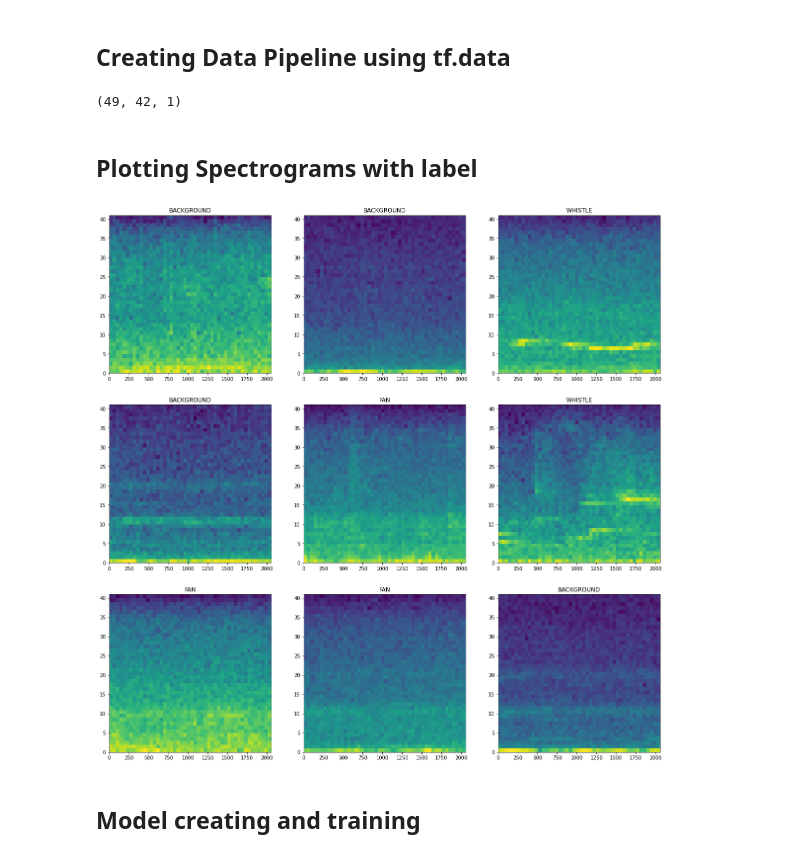
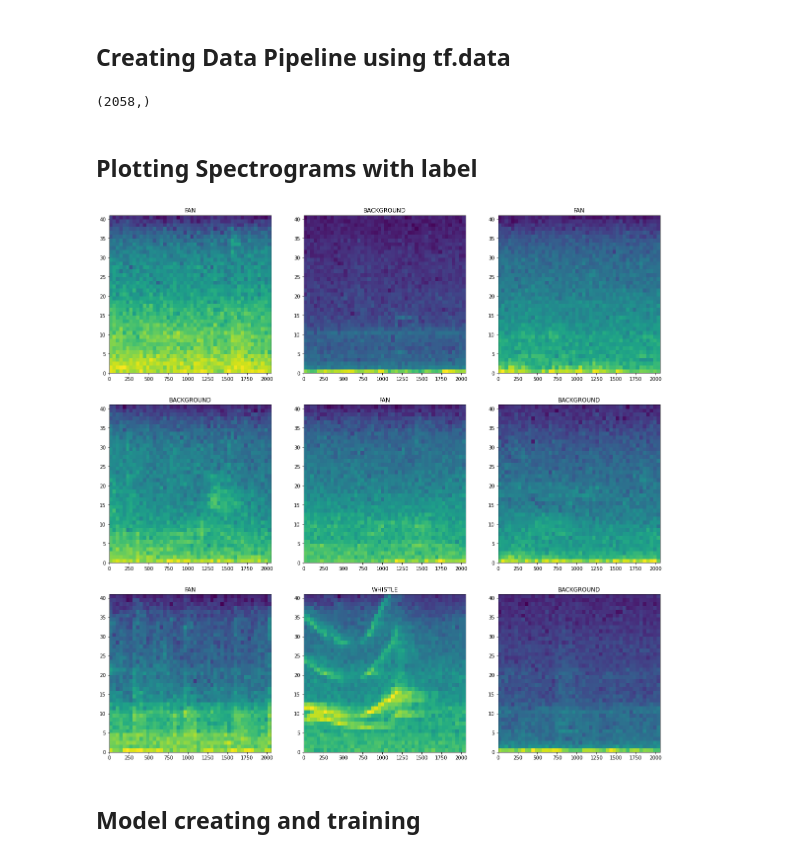
Before and after one commit to Thehunk1206/Arduino-Surrounding-Sound-Classifier, a Jupyter notebook: audio_classifier_for_mcu.ipynb, the cells around one changed output. Drawn from its saved outputs; the diff is of its cells as text; code cells hidden in the pictures.

Commit message:
Replaced Input layer with Reshape layer, int-only quant model size is <15KB

```diff
--- a/audio_classifier_for_mcu.ipynb
+++ b/audio_classifier_for_mcu.ipynb
@@ -43,6 +43,9 @@ FRAME_STRIDE_MS = 20
 FRAME_SIZE = int(SAMPLE_RATE*(FRAME_SIZE_MS/1000))
 FRAME_STRIDE = int(SAMPLE_RATE*(FRAME_STRIDE_MS/1000))
 TAKE_MEAN_AT_INTERVAL = 6
+FREQ_BIN = 49 # Specific only for this project
+AVERAGED_FRAME_LENGTH = 42 #Specific only for this project
+
 
 #ML related
 DATA_DIR = 'Dataset/'
@@ -130,6 +133,8 @@ def get_spectrogram_and_label(waveform: tf.Tensor, label: str):
     )
     spectrogram = tf.squeeze(spectrogram)
     spectrogram = tf.expand_dims(spectrogram, -1)
+    # Flatten the spectrogram
+    spectrogram = tf.reshape(spectrogram, [-1])
     label_id = tf.argmax(label == LABELS)
     label = LABEL_ONE_HOT[label_id]
 
@@ -148,6 +153,8 @@ def preprocess_data(audio_files: tf.Tensor):
     output_spectrogram_ds.shuffle(buffer_size=300)
     output_spectrogram_ds.cache().prefetch(tf.data.AUTOTUNE)
 
+    output_spectrogram_ds
+
     return output_spectrogram_ds
 
 train_ds = preprocess_data(train_audio_files)
@@ -155,37 +162,40 @@ val_ds = preprocess_data(val_audio_files)
 test_ds = preprocess_data(test_audio_files)
 # %%
 for spectrogram,label in train_ds.take(1):
+    # reshape_to = spectrogram.shape[0]*spectrogram.shape[1]
+    # spectrogram = spectrogram.numpy().flatten().reshape(1,reshape_to)
     print(spectrogram.shape)
 # %% [output]
-(49, 42, 1)
+(2058,)
 # %% [markdown]
 ## Plotting Spectrograms with label
 # %%
 def plot_spectrogram(spectrogram, ax):
   # Convert to frequencies to log scale and transpose so that the time is
   # represented in the x-axis (columns).
   log_spec = np.log(spectrogram.T)
   height = log_spec.shape[0]
   width = log_spec.shape[1]
   X = np.linspace(0, np.size(spectrogram), num=width, dtype=int)
   Y = range(height)
   ax.pcolormesh(X, Y, log_spec)
 
 rows = 3
 cols = 3
 n = rows*cols
 fig, axes = plt.subplots(rows, cols, figsize=(20, 20))
 for i, (spectrogram, label) in enumerate(train_ds.take(n)):
   r = i // cols
   c = i % cols
   ax = axes[r][c]
-  plot_spectrogram(np.squeeze(spectrogram.numpy()), ax)
+  spectrogram = np.reshape(spectrogram.numpy(),(FREQ_BIN,AVERAGED_FRAME_LENGTH))
+  plot_spectrogram(spectrogram, ax)
   ax.set_title(LABELS[tf.argmax(label)])
 #   ax.axis('off')
 
 plt.show()
 # %% [output]
-[figure, old version]
+[figure, new version]
 # %% [markdown]
 ## Model creating and training
 # %% [markdown]
```
Also changed, not shown: parts of 12 cells of this notebook.
